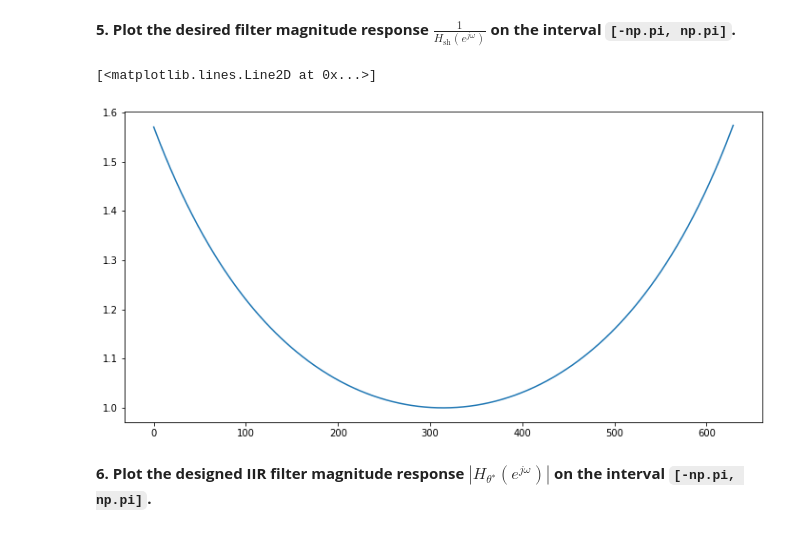
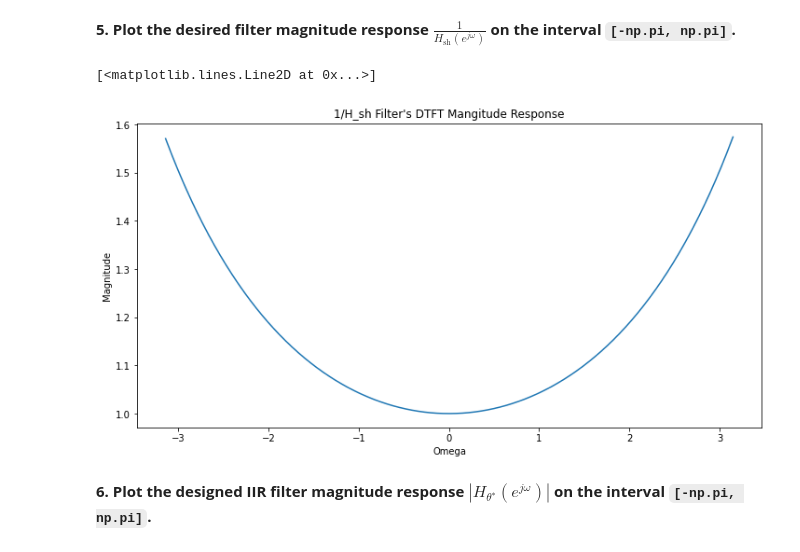
Before and after one commit to cdavin2/dsp_lab05b, a Jupyter notebook: lab05b_final_report.ipynb, the cells around one changed output. Cells and saved outputs as stored; diff of their text form; code cells hidden in the pictures.

```diff
--- a/lab05b_final_report.ipynb
+++ b/lab05b_final_report.ipynb
@@ -617,12 +616,14 @@ insert your answer here
 **5. Plot the desired filter magnitude response $\frac{1}{H_{\text{sh}}(e^{j\omega})}$ on the interval `[-np.pi, np.pi]`.**
 # %%
 # insert your code here
-w = np.arange(-np.pi, np.pi+.01, .01)
-H_sh = np.abs( np.sinc(w/(2*np.pi)) )
-H_sh_i = 1/H_sh
-plt.plot(H_sh_i)
+H_sh = np.sinc(w/(2*np.pi))
+H_sh_i = np.abs(1/H_sh)
+plt.title("1/H_sh Filter's DTFT Mangitude Response")
+plt.ylabel("Magnitude")
+plt.xlabel("Omega")
+plt.plot(w, H_sh_i)
 # %% [output]
 [<matplotlib.lines.Line2D at 0x...>]
-[figure, old version]
+[figure, new version]
 # %% [markdown]
 **6. Plot the designed IIR filter magnitude response $|H_{\theta^∗} (e^{j\omega})|$ on the interval `[-np.pi, np.pi]`.**
```
Also changed, not shown: parts of 5 cells of this notebook.
